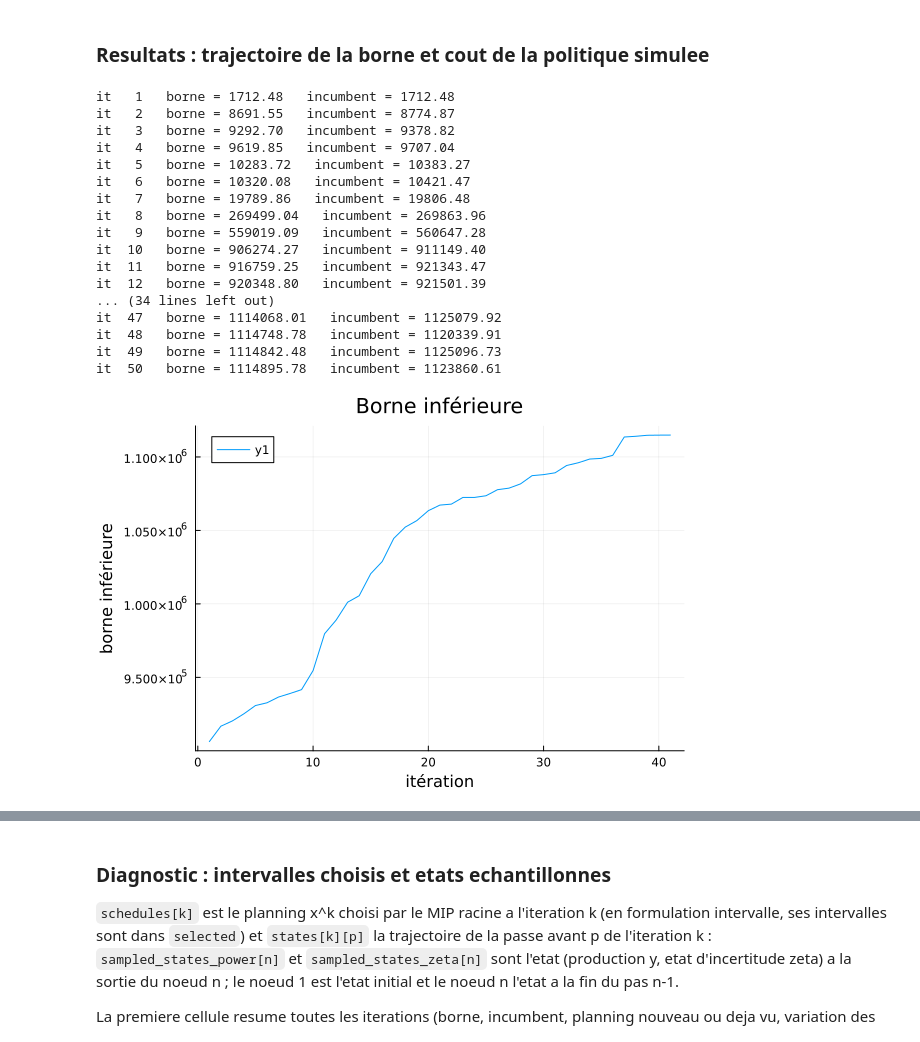
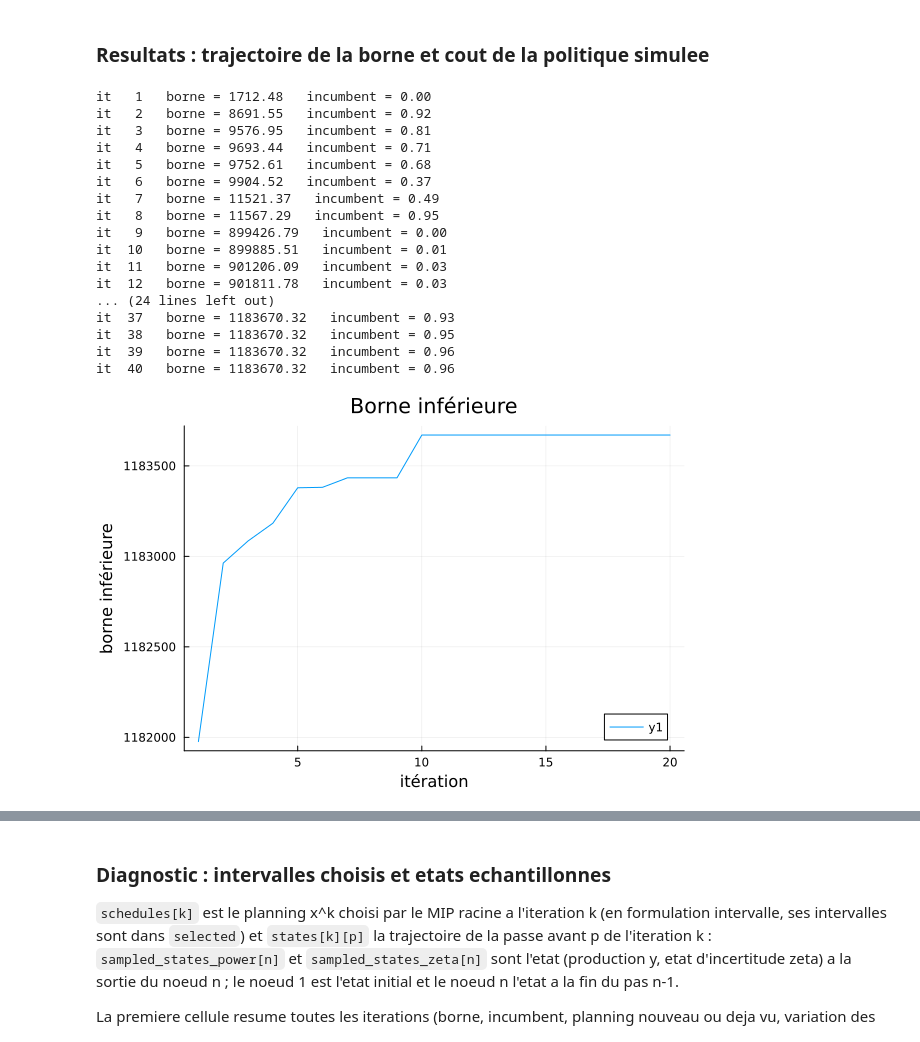
Before and after one commit to MathisAzema/MSUC, a Jupyter notebook: validationIEEE.ipynb, the cells around one changed output, grey strips where cells are left out. Drawn from its saved outputs; the diff is of its cells as text; code cells hidden in the pictures.

```diff
--- a/validationIEEE.ipynb
+++ b/validationIEEE.ipynb
@@ -41,9 +41,9 @@ INSTANCE    = "118_syst"                   # dossier de Data/IEEE
 T           = 24                           # horizon (nombre de pas de temps, au plus 24 : le profil de charge couvre 24 heures)
 S           = 5                            # nombre de scenarios (support de l'innovation ARMA)
 SIGMA       = 1.0                          # amplitude de l'alea : multiplie l'ecart-type de l'innovation ARMA (0.0 = deterministe)
-ITERATIONS  = 50                           # nombre d'iterations SDDP
+ITERATIONS  = 40                           # nombre d'iterations SDDP
 MIP_GAP     = 1e-2                         # ecart d'optimalite du MIP racine : 1e-2 = 1 %, 1e-3 = 0.1 %, nothing = defaut du solveur (1e-4)
-PASSES_PER_MIP = 1                         # passes avant/arriere (LP) par resolution du MIP racine : 1 = usuel, 5 ou 10 = plus de coupes entre deux MIP ; ITERATIONS compte alors des cycles
+PASSES_PER_MIP = 10                         # passes avant/arriere (LP) par resolution du MIP racine : 1 = usuel, 5 ou 10 = plus de coupes entre deux MIP ; ITERATIONS compte alors des cycles
 N_SIMULATION = 1000                        # trajectoires tirees pour simuler la politique (toutes enumerees si S^T <= 4096)
 PRINT_LEVEL = 1                            # 0 = silencieux, 1 = log complet de MSUC.train
 
@@ -171,29 +171,29 @@ innovation : 5 points de -4.87 % a 4.87 % (ecart-type 1.70 %, soit sigma = 1.00)
 # %%
 using Plots
 log = model.most_recent_training_results.log
 for l in log
-    @printf("it %3d   borne = %.2f   incumbent = %.2f\n", l.iteration, l.bound, l.incumbent)
+    @printf("it %3d   borne = %.2f   incumbent = %.2f\n", l.iteration, l.bound, 100*(l.incumbent-l.bound)/l.incumbent)
 end
-plot([l.bound for l in log if l.iteration >= min(10, ITERATIONS ÷ 2 + 1)], title = "Borne inférieure", xlabel = "itération", ylabel = "borne inférieure")
+plot([l.bound for l in log if l.iteration >= max(10, ITERATIONS ÷ 2 + 1)], title = "Borne inférieure", xlabel = "itération", ylabel = "borne inférieure")
 # %% [output]
-it   1   borne = 1712.48   incumbent = 1712.48
-it   2   borne = 8691.55   incumbent = 8774.87
-it   3   borne = 9292.70   incumbent = 9378.82
-it   4   borne = 9619.85   incumbent = 9707.04
-it   5   borne = 10283.72   incumbent = 10383.27
-it   6   borne = 10320.08   incumbent = 10421.47
-it   7   borne = 19789.86   incumbent = 19806.48
-it   8   borne = 269499.04   incumbent = 269863.96
-it   9   borne = 559019.09   incumbent = 560647.28
-it  10   borne = 906274.27   incumbent = 911149.40
-it  11   borne = 916759.25   incumbent = 921343.47
-it  12   borne = 920348.80   incumbent = 921501.39
-... (34 lines left out)
-it  47   borne = 1114068.01   incumbent = 1125079.92
-it  48   borne = 1114748.78   incumbent = 1120339.91
-it  49   borne = 1114842.48   incumbent = 1125096.73
-it  50   borne = 1114895.78   incumbent = 1123860.61
+it   1   borne = 1712.48   incumbent = 0.00
+it   2   borne = 8691.55   incumbent = 0.92
+it   3   borne = 9576.95   incumbent = 0.81
+it   4   borne = 9693.44   incumbent = 0.71
+it   5   borne = 9752.61   incumbent = 0.68
+it   6   borne = 9904.52   incumbent = 0.37
+it   7   borne = 11521.37   incumbent = 0.49
+it   8   borne = 11567.29   incumbent = 0.95
+it   9   borne = 899426.79   incumbent = 0.00
+it  10   borne = 899885.51   incumbent = 0.01
+it  11   borne = 901206.09   incumbent = 0.03
+it  12   borne = 901811.78   incumbent = 0.03
+... (24 lines left out)
+it  37   borne = 1183670.32   incumbent = 0.93
+it  38   borne = 1183670.32   incumbent = 0.95
+it  39   borne = 1183670.32   incumbent = 0.96
+it  40   borne = 1183670.32   incumbent = 0.96
-[figure, old version]
+[figure, new version]
 # %%
 t_sim = @elapsed sim = MSUC.simulate(model; samples = N_SIMULATION, seed = MSUC.SEED)   # meme graine que `simulate_job` (runIEEE.jl)
 @printf("\ncout de la politique simulee = %.2f  (%d chemins, exhaustif = %s, %.1f s)\n",
```
Also changed, not shown: parts of 10 cells of this notebook, 10 other files.
